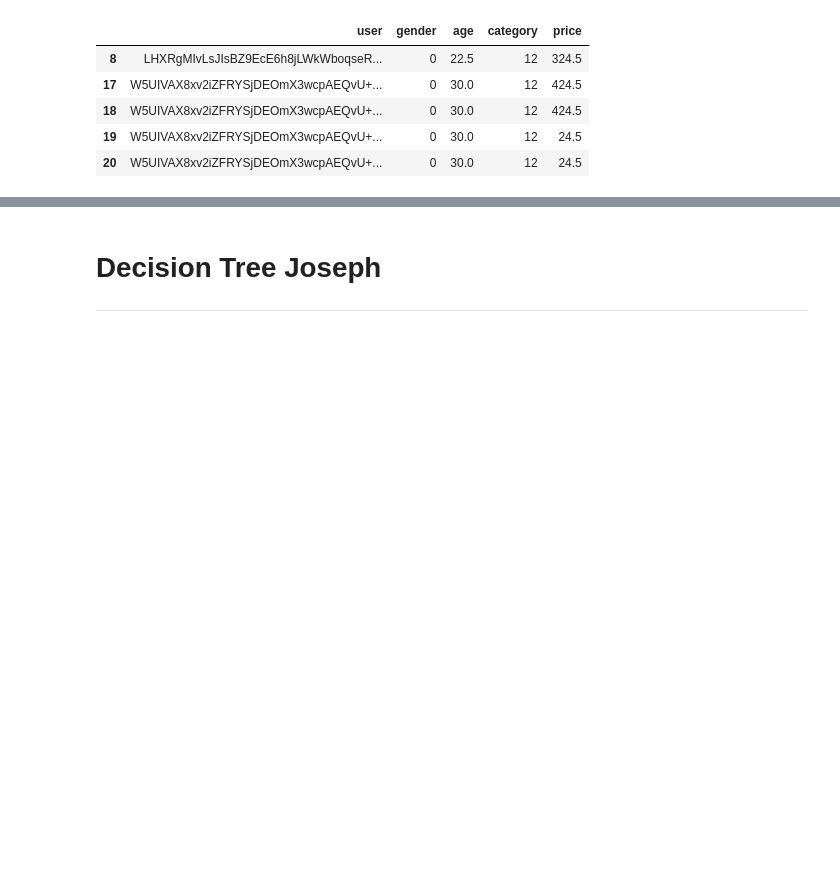
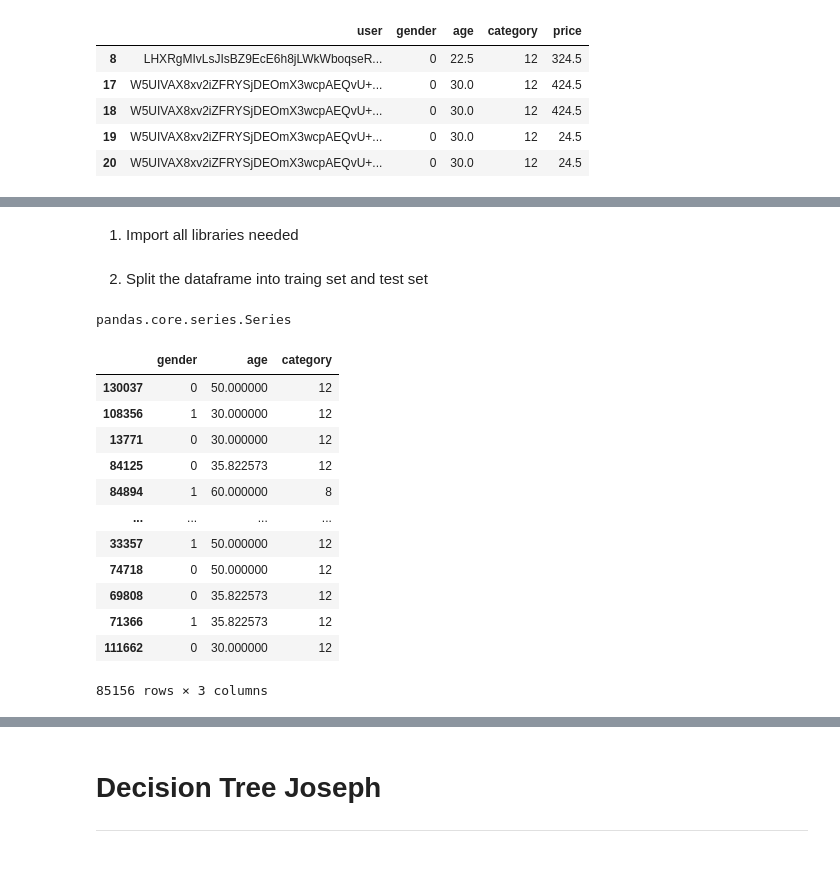
Before and after one commit to JunoTsangChunLung/IEDA3302_Project, a Jupyter notebook: resources.ipynb, the cells around one changed output, grey strips where cells are left out. Drawn from its saved outputs; the diff is of its cells as text; code cells hidden in the pictures; blank space fills up the shorter version.

```diff
--- a/resources.ipynb
+++ b/resources.ipynb
@@ -200,0 +207,2 @@ df.head()
+# %% [markdown]
+1. Import all libraries needed
@@ -200,0 +216,39 @@ df.head()
+# %% [markdown]
+2. Split the dataframe into traing set and test set
+# %%
+training_size = 80
+test_size = 20
+
+# setting the values for independent variable x and dependent variable y
+features = ['gender','age','category']
+#x = df.loc[:, features]
+#y = df.loc[:, ['price']]
+
+X = df[['gender', 'age', 'category']]
+Y = df['price']
+
+df = df.sample(frac=1).reset_index(drop=True)# shuffle the data
+
+x_train, x_test, y_train, y_test = train_test_split(X, Y, random_state=0, train_size = .8)
+# random_state is a pseudo-random number parameter that allows you to reproduce the same train test split each time you run the code.
+# %%
+type(X)
+type(Y)
+# %% [output]
+pandas.core.series.Series
+# %%
+x_train
+# %% [output]
+|  | gender | age | category |
+| 130037 | 0 | 50.000000 | 12 |
+| 108356 | 1 | 30.000000 | 12 |
+| 13771 | 0 | 30.000000 | 12 |
+| 84125 | 0 | 35.822573 | 12 |
+| 84894 | 1 | 60.000000 | 8 |
+| ... | ... | ... | ... |
+| 33357 | 1 | 50.000000 | 12 |
+| 74718 | 0 | 50.000000 | 12 |
+| 69808 | 0 | 35.822573 | 12 |
+| 71366 | 1 | 35.822573 | 12 |
+| 111662 | 0 | 30.000000 | 12 |
+85156 rows × 3 columns
```
Also changed, not shown: parts of 19 cells of this notebook.
